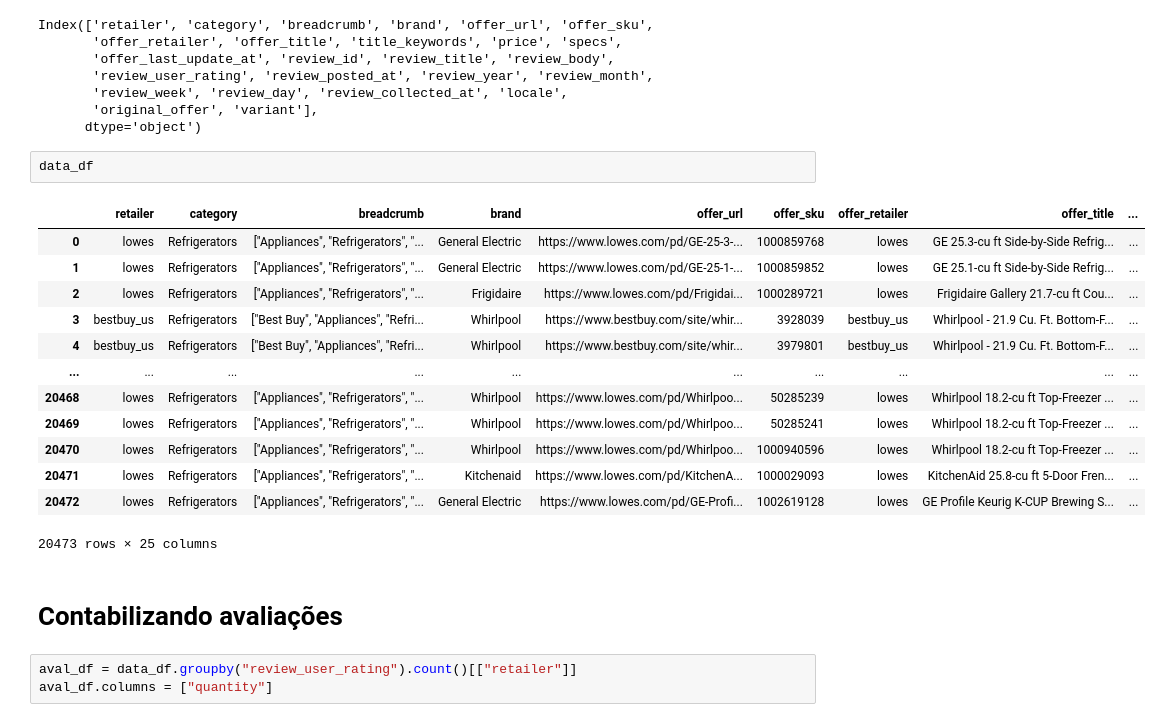
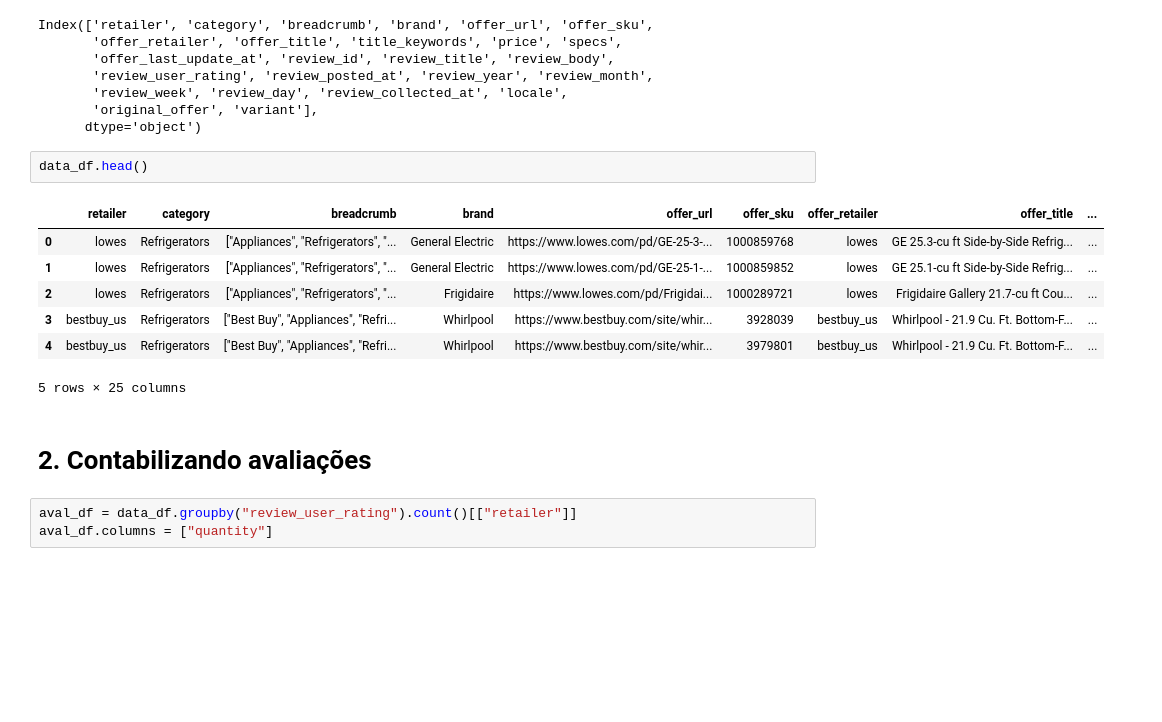
Before and after one commit to kenzosakiyama/extracao_de_aspectos, a Jupyter notebook: notebooks/1_introducao.ipynb, the cells around one changed output. Cells and saved outputs as stored; diff of their text form; blank space fills up the shorter version.

```diff
--- a/notebooks/intro.ipynb
+++ b/notebooks/1_introducao.ipynb
@@ -20,23 +24,17 @@ Index(['retailer', 'category', 'breadcrumb', 'brand', 'offer_url', 'offer_sku',
        'original_offer', 'variant'],
       dtype='object')
 # %%
-data_df
+data_df.head()
 # %% [output]
 |  | retailer | category | breadcrumb | brand | offer_url | offer_sku | offer_retailer | offer_title | ... |
 | 0 | lowes | Refrigerators | ["Appliances", "Refrigerators", "... | General Electric | https://www.lowes.com/pd/GE-25-3-... | 1000859768 | lowes | GE 25.3-cu ft Side-by-Side Refrig... | ... |
 | 1 | lowes | Refrigerators | ["Appliances", "Refrigerators", "... | General Electric | https://www.lowes.com/pd/GE-25-1-... | 1000859852 | lowes | GE 25.1-cu ft Side-by-Side Refrig... | ... |
 | 2 | lowes | Refrigerators | ["Appliances", "Refrigerators", "... | Frigidaire | https://www.lowes.com/pd/Frigidai... | 1000289721 | lowes | Frigidaire Gallery 21.7-cu ft Cou... | ... |
 | 3 | bestbuy_us | Refrigerators | ["Best Buy", "Appliances", "Refri... | Whirlpool | https://www.bestbuy.com/site/whir... | 3928039 | bestbuy_us | Whirlpool - 21.9 Cu. Ft. Bottom-F... | ... |
 | 4 | bestbuy_us | Refrigerators | ["Best Buy", "Appliances", "Refri... | Whirlpool | https://www.bestbuy.com/site/whir... | 3979801 | bestbuy_us | Whirlpool - 21.9 Cu. Ft. Bottom-F... | ... |
-| ... | ... | ... | ... | ... | ... | ... | ... | ... | ... |
-| 20468 | lowes | Refrigerators | ["Appliances", "Refrigerators", "... | Whirlpool | https://www.lowes.com/pd/Whirlpoo... | 50285239 | lowes | Whirlpool 18.2-cu ft Top-Freezer ... | ... |
-| 20469 | lowes | Refrigerators | ["Appliances", "Refrigerators", "... | Whirlpool | https://www.lowes.com/pd/Whirlpoo... | 50285241 | lowes | Whirlpool 18.2-cu ft Top-Freezer ... | ... |
-| 20470 | lowes | Refrigerators | ["Appliances", "Refrigerators", "... | Whirlpool | https://www.lowes.com/pd/Whirlpoo... | 1000940596 | lowes | Whirlpool 18.2-cu ft Top-Freezer ... | ... |
-| 20471 | lowes | Refrigerators | ["Appliances", "Refrigerators", "... | Kitchenaid | https://www.lowes.com/pd/KitchenA... | 1000029093 | lowes | KitchenAid 25.8-cu ft 5-Door Fren... | ... |
-| 20472 | lowes | Refrigerators | ["Appliances", "Refrigerators", "... | General Electric | https://www.lowes.com/pd/GE-Profi... | 1002619128 | lowes | GE Profile Keurig K-CUP Brewing S... | ... |
-20473 rows × 25 columns
+5 rows × 25 columns
 # %% [markdown]
-# Contabilizando avaliações
+# 2. Contabilizando avaliações
 # %%
 aval_df = data_df.groupby("review_user_rating").count()[["retailer"]]
 aval_df.columns = ["quantity"]
```
Also changed, not shown: parts of 9 cells of this notebook.
